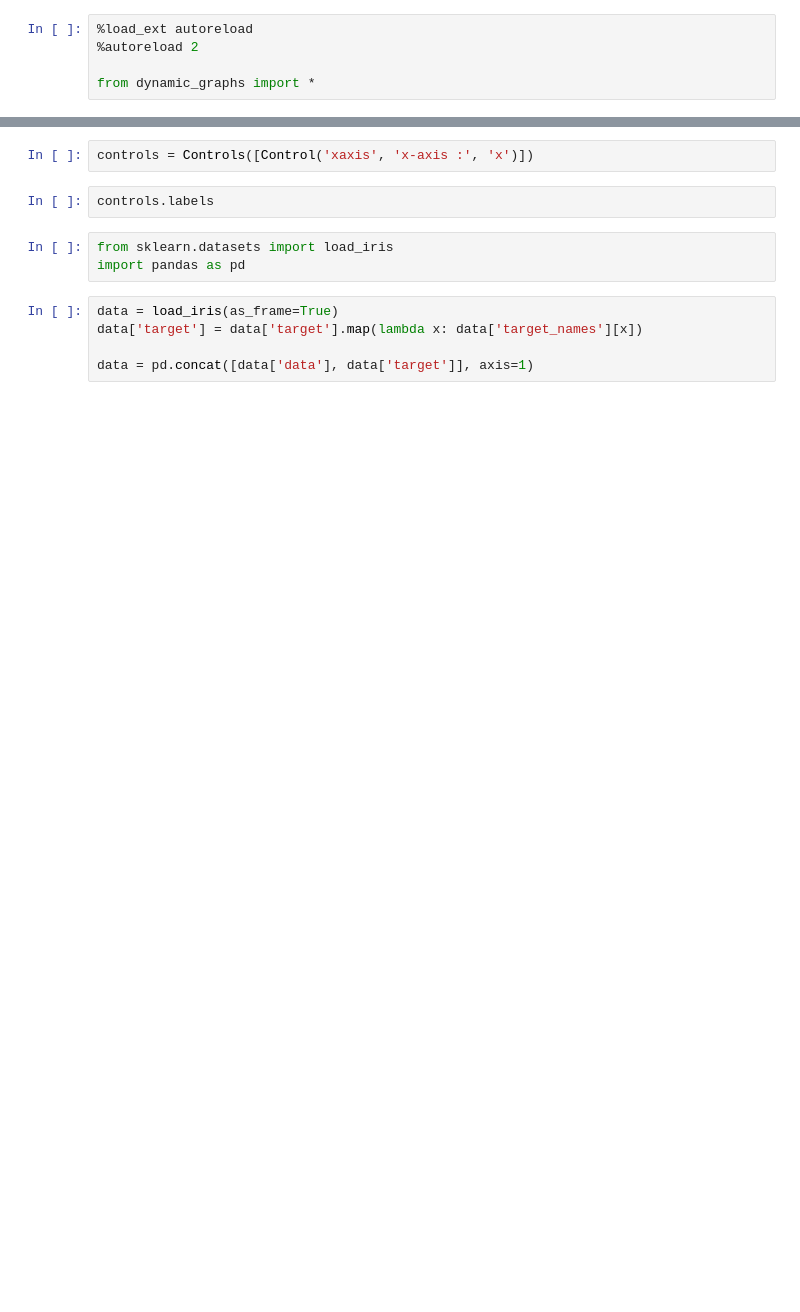
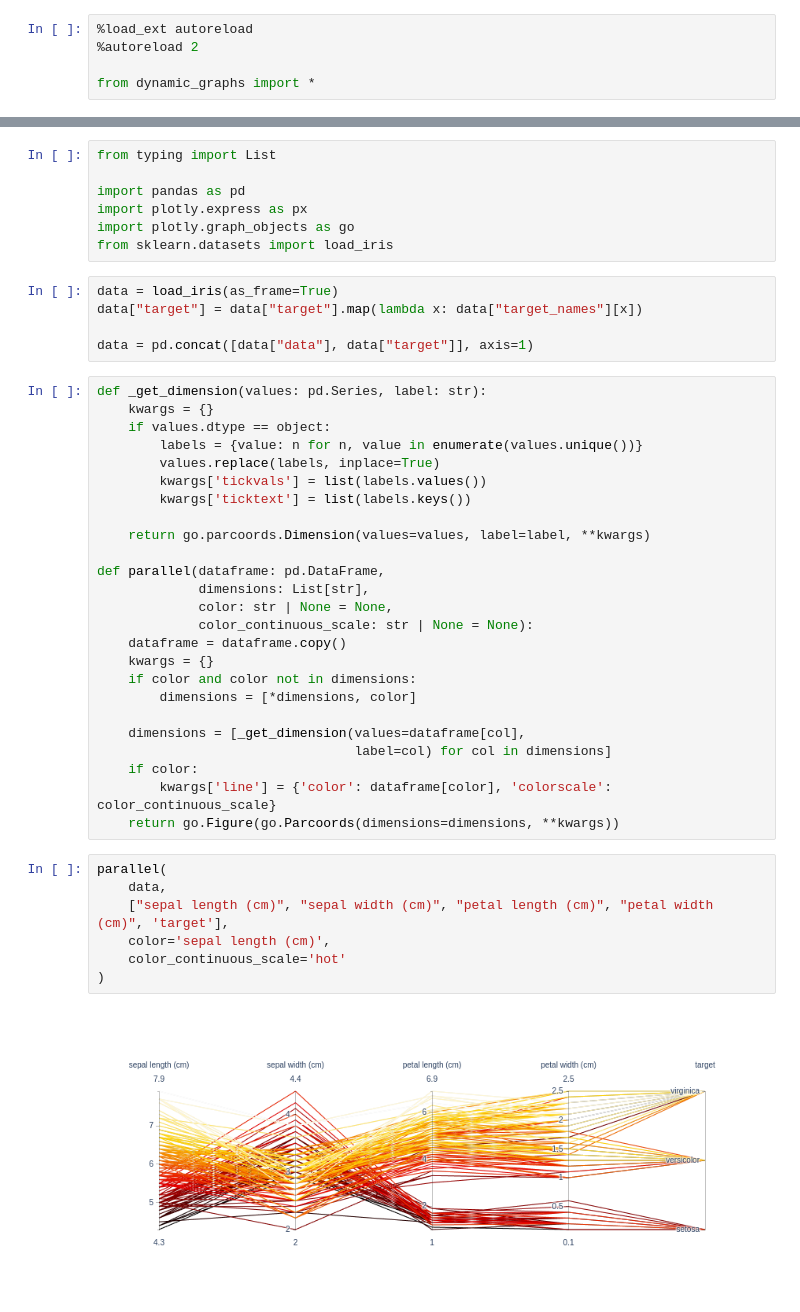
Before and after one commit to lcopey/dash_graph, a Jupyter notebook: dev.ipynb, the cells around one changed output, grey strips where cells are left out. Cells and saved outputs as stored; diff of their text form; blank space fills up the shorter version.

Commit message:
Added parallel plot and format as library

```diff
--- a/dev.ipynb
+++ b/dev.ipynb
@@ -10,12 +6,46 @@ TypeError: 'mappingproxy' object does not support item assignment
-# %%
-controls = Controls([Control('xaxis', 'x-axis :', 'x')])
-# %%
-controls.labels
 # %%
+from typing import List
+
+import pandas as pd
+import plotly.express as px
+import plotly.graph_objects as go
 from sklearn.datasets import load_iris
-import pandas as pd
 # %%
 data = load_iris(as_frame=True)
-data['target'] = data['target'].map(lambda x: data['target_names'][x])
+data["target"] = data["target"].map(lambda x: data["target_names"][x])
 
-data = pd.concat([data['data'], data['target']], axis=1)
+data = pd.concat([data["data"], data["target"]], axis=1)
+# %%
+def _get_dimension(values: pd.Series, label: str):
+    kwargs = {}
+    if values.dtype == object:
+        labels = {value: n for n, value in enumerate(values.unique())}
+        values.replace(labels, inplace=True)
+        kwargs['tickvals'] = list(labels.values())
+        kwargs['ticktext'] = list(labels.keys())
+
+    return go.parcoords.Dimension(values=values, label=label, **kwargs)
+
+def parallel(dataframe: pd.DataFrame,
+             dimensions: List[str],
+             color: str | None = None,
+             color_continuous_scale: str | None = None):
+    dataframe = dataframe.copy()
+    kwargs = {}
+    if color and color not in dimensions:
+        dimensions = [*dimensions, color]
+
+    dimensions = [_get_dimension(values=dataframe[col],
+                                 label=col) for col in dimensions]
+    if color:
+        kwargs['line'] = {'color': dataframe[color], 'colorscale': color_continuous_scale}
+    return go.Figure(go.Parcoords(dimensions=dimensions, **kwargs))
+# %%
+parallel(
+    data,
+    ["sepal length (cm)", "sepal width (cm)", "petal length (cm)", "petal width (cm)", 'target'],
+    color='sepal length (cm)',
+    color_continuous_scale='hot'
+)
+# %% [output]
+[figure, added]
```
Also changed, not shown: parts of 3 cells of this notebook, 4 other files.
